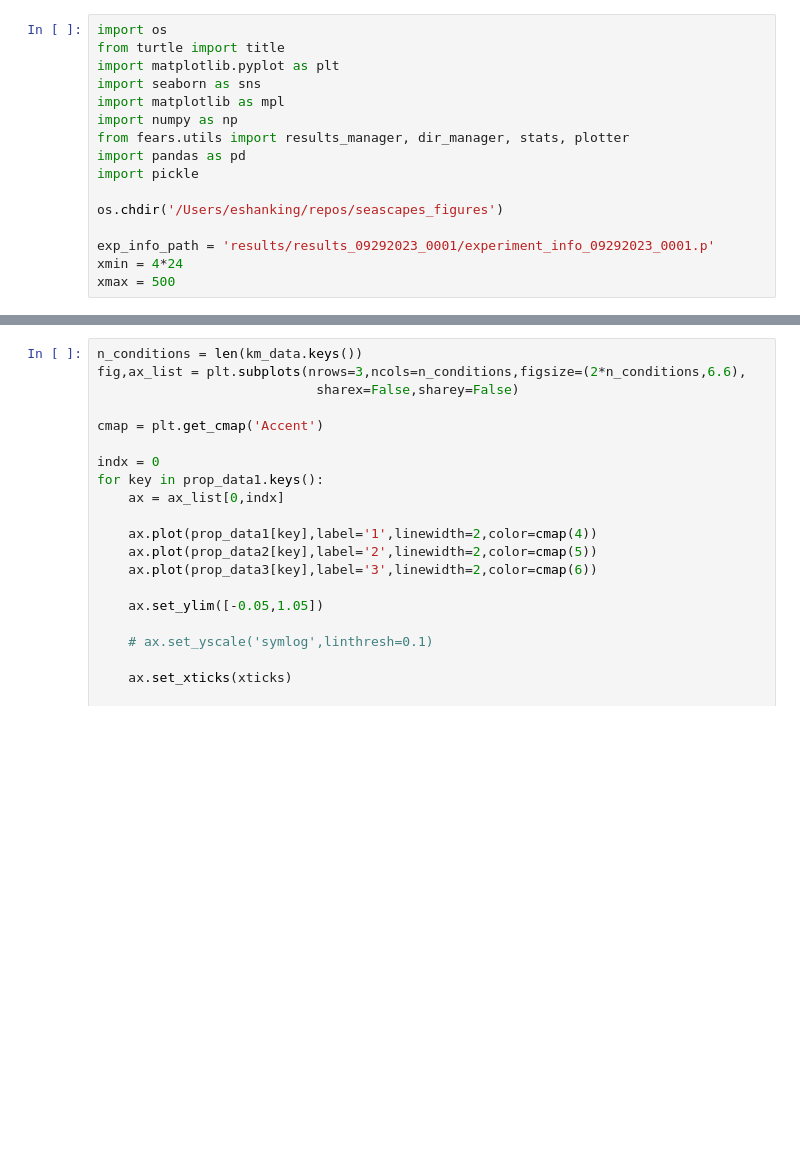
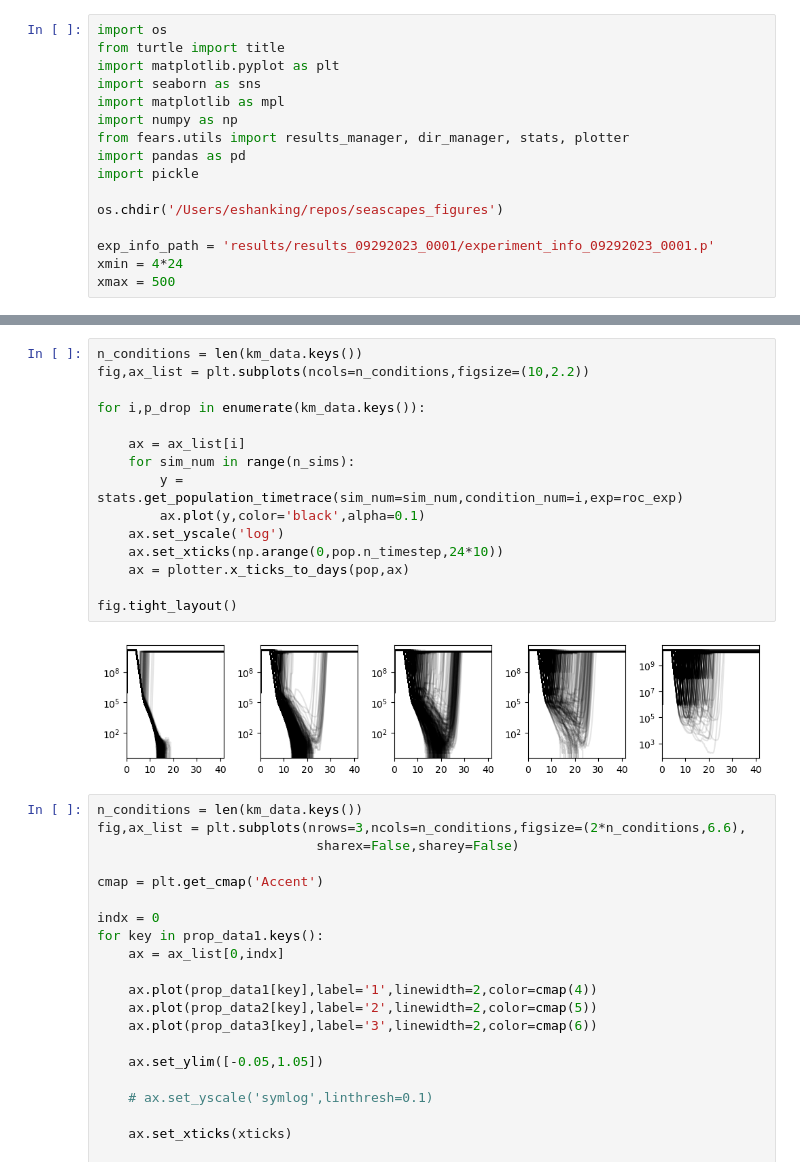
Before and after one commit to eshanking/seascapes_figures, a Jupyter notebook: figure_code/non_adherence_fig.ipynb, the cells around one changed output, grey strips where cells are left out. Drawn from its saved outputs; the diff is of its cells as text; blank space fills up the shorter version.

```diff
--- a/figure_code/non_adherence_fig.ipynb
+++ b/figure_code/non_adherence_fig.ipynb
@@ -82,3 +82,20 @@ ax.legend(frameon=False,fontsize=10,loc=(1.05,0),title='$k_{abs}$')
+# %%
+n_conditions = len(km_data.keys())
+fig,ax_list = plt.subplots(ncols=n_conditions,figsize=(10,2.2))
+
+for i,p_drop in enumerate(km_data.keys()):
+
+    ax = ax_list[i]
+    for sim_num in range(n_sims):
+        y = stats.get_population_timetrace(sim_num=sim_num,condition_num=i,exp=roc_exp)
+        ax.plot(y,color='black',alpha=0.1)
+    ax.set_yscale('log')
+    ax.set_xticks(np.arange(0,pop.n_timestep,24*10))
+    ax = plotter.x_ticks_to_days(pop,ax)
+
+fig.tight_layout()
+# %% [output]
+[figure, added]
 # %%
 n_conditions = len(km_data.keys())
 fig,ax_list = plt.subplots(nrows=3,ncols=n_conditions,figsize=(2*n_conditions,6.6),
```
Also changed, not shown: parts of 2 cells of this notebook.
